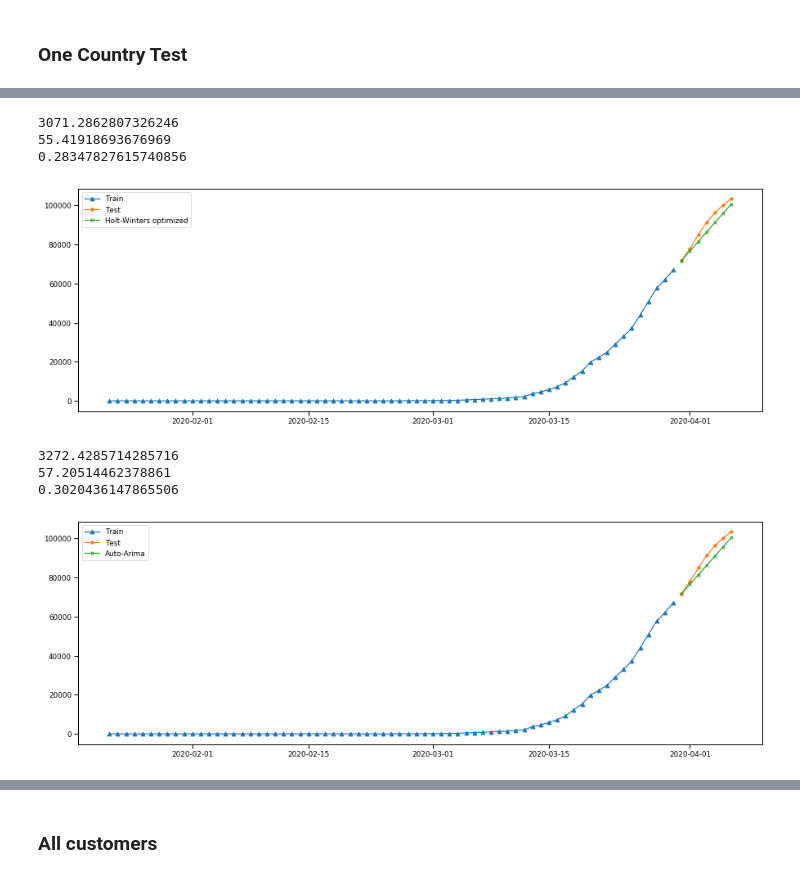
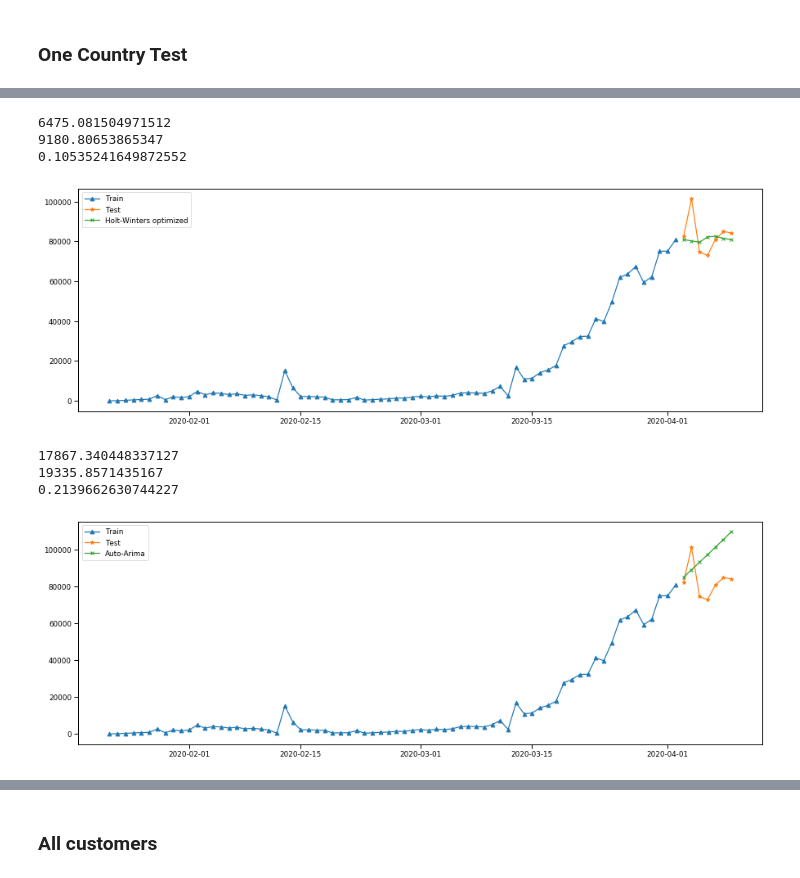
Before and after one commit to arnimpdm/Covid-19-prediction, a Jupyter notebook: Covid19_pred.ipynb, the cells around one changed output, grey strips where cells are left out. Saved outputs shown, nothing was run; the diff lists cells and outputs as text; code cells hidden in the pictures.

```diff
--- a/Covid19_pred.ipynb
+++ b/Covid19_pred.ipynb
@@ -215,8 +219,10 @@ df.loc[df['Country'] == "Holy See", 'Continent'] = "AS"
 df.loc[df['Country'] == "Namibia", 'Continent'] = "AF"
 df.loc[df['Country'] == "Timor-Leste", 'Continent'] = "AS"
 df.loc[df['Country'] == "Western Sahara", 'Continent'] = "AF"
+df.loc[df['Country'] == "Worldwide", 'Continent'] = "WL"
 
-df['Continent'] = df['Continent'].map({'MS Zaandam':'Ships','Diamond Princess':'Ships','AF':'Africa','AS':'Asia','EU':'Europe','NA':'North America','OC':'Oceania','SA':'South America'})
+
+df['Continent'] = df['Continent'].map({'WL':'Worldwide','MS Zaandam':'Ships','Diamond Princess':'Ships','AF':'Africa','AS':'Asia','EU':'Europe','NA':'North America','OC':'Oceania','SA':'South America'})
 # %%
 group_and_chart(Geography='Continent', Figure='Confirmed', Data=df)
 # %% [output]
@@ -383,7 +389,7 @@ df['Quarter'] = df['Date'].dt.quarter
 df['Month'] = df['Date'].dt.month
 df['Year'] = df['Date'].dt.year
 df['Confirmed_lag_1'] = df.groupby('Province_and_country')['Confirmed'].shift(1)
-df['Daily_increase_confirmed'] = (df['Confirmed']/df['Confirmed_lag_1'])-1
+df['Daily_increase_confirmed'] = df['Confirmed']-df['Confirmed_lag_1']
 df = df.replace([np.inf, -np.inf], np.nan)
 #df.loc[df['Daily_increase_confirmed'] == np.inf, 'Daily_increase_confirmed'] = df['Confirmed']
 #df.loc[df['Daily_increase_death'] == np.inf, 'Daily_increase_death'] = df['Deaths']
@@ -591,3 +597,12 @@ Colombia                   0.06
 <Figure size 1800x576 with 0 Axes>
 # %% [markdown]
 ## Prediction
+# %%
+df_ml_confirmed_test = df.copy()
+df_ml_confirmed_test['Confirmed_lag_1'] = df_ml_confirmed_test.groupby('Province_and_country')['Confirmed'].shift(1)
+df_ml_confirmed_test['Confirmed'] = df_ml_confirmed_test['Confirmed']-df_ml_confirmed_test['Confirmed_lag_1']
+df_ml_confirmed_test['Confirmed_lag_7'] = df_ml_confirmed_test.groupby('Province_and_country')['Confirmed'].shift(7)
+df_ml_confirmed_test['Days_since_outbreak_country'] = df_ml_confirmed_test.loc[(df_ml_confirmed_test.Confirmed.notnull())].groupby(['Province_and_country','Lat','Long']).cumcount()+1
+df_ml_confirmed_test = df_ml_confirmed_test.replace(np.nan, 0)
+df_ml_confirmed_test = df_ml_confirmed_test[['Confirmed', 'Province_and_country', 'Days_since_outbreak_global', 'Date','Day','Weekday','Week_number','Quarter','Month','Year','Confirmed_lag_7','Days_since_outbreak_country']]
+df_ml_confirmed_test
@@ -867,10 +905,7 @@ Theil_u_statistic: 0.0
 None
 -*--*--*--*--*--*--*--*--*--*--*--*--*--*--*--*--*--*--*--*-
 # %%
-def SDMAE(y_true, y_pred):
-    return mean_absolute_error(y_true, y_pred) / np.std(y_true)
-
-List = df_ml_confirmed.loc[(df_ml_confirmed.Province_and_country == "Germany")]
+List = df_ml_confirmed_test.loc[(df_ml_confirmed_test.Province_and_country == "Worldwide")]
 
 List.index = List['Date']
 #List = List.reset_index(drop=True)
@@ -884,7 +919,7 @@ test = test.fillna(0)
 train = pd.DataFrame(train['Confirmed'])
 test = pd.DataFrame(test['Confirmed'])
 
-model = ExponentialSmoothing(train, trend='add', seasonal='add', seasonal_periods=6, damped=False) #Tuned_model
+model = ExponentialSmoothing(train, trend=None, seasonal='add', seasonal_periods=6, damped=False) #Tuned_model
 
 hw_model = model.fit(optimized=True, use_boxcox=False, remove_bias=True) #base_model
 
@@ -898,54 +933,51 @@ plt.plot(test.index, pred, label='Holt-Winters optimized', marker = "x")
 plt.legend(loc='best')
 
 print(mean_absolute_error(y_pred=pred, y_true=test))
-print(np.sqrt(mean_absolute_error(y_pred=pred, y_true=test)))
-print(SDMAE(y_pred=pred.Confirmed, y_true=test.Confirmed))
+print(np.sqrt(mean_squared_error(y_pred=pred, y_true=test)))
+print(np.sqrt(mean_squared_log_error(y_pred=pred, y_true=test)))
 
-#['add', False, 'add', 6, False, True]
+#[None, True, 'add', 6, False, True]
 # t1,d1,s1,p1,b1,r1
 # %% [output]
-3071.2862807326246
-55.41918693676969
-0.28347827615740856
+6475.081504971512
+9180.80653865347
+0.10535241649872552
-[figure, old version]
+[figure, new version]
 # %%
-def SDMAE(y_true, y_pred):
-    return mean_absolute_error(y_true, y_pred) / np.std(y_true)
-
-List = df_ml_confirmed.loc[(df_ml_confirmed.Province_and_country == "Germany")]
+List = df_ml_confirmed_test.loc[(df_ml_confirmed_test.Province_and_country == "Worldwide")]
 
 List.index = List['Date']
 #List = List.reset_index(drop=True)
 
 train = List.loc[List.Date <= split_date]
 test = List.loc[List.Date > split_date]
 
 train = train.fillna(0)
 test = test.fillna(0)
 
 train = pd.DataFrame(train['Confirmed'])
 test = pd.DataFrame(test['Confirmed'])
 
 stepwise_fit = auto_arima(train, error_action='ignore', trace=False,
-                      suppress_warnings=True, maxiter=100,
-                      seasonal=True, stepwise=True)  # set to stepwise
+                      suppress_warnings=True, maxiter=1000,
+                      seasonal=False, stepwise=True)  # set to stepwise
 
 stepwise_fit.summary()
 
 pred = pd.DataFrame(stepwise_fit.predict(n_periods=7), index= test.index)
 
 pred.columns = ['Confirmed']
 
 plt.plot(train.index, train, label='Train',marker ='^')
 plt.plot(test.index, test, label='Test', marker = "*")
 plt.plot(test.index, pred, label='Auto-Arima', marker = "x")
 plt.legend(loc='best')
 
 print(mean_absolute_error(y_pred=pred, y_true=test))
-print(np.sqrt(mean_absolute_error(y_pred=pred, y_true=test)))
-print(SDMAE(y_pred=pred.Confirmed, y_true=test.Confirmed))
+print(np.sqrt(mean_squared_error(y_pred=pred, y_true=test)))
+print(np.sqrt(mean_squared_log_error(y_pred=pred, y_true=test)))
 # %% [output]
-3272.4285714285716
-57.20514462378861
-0.3020436147865506
+17867.340448337127
+19335.8571435167
+0.2139662630744227
-[figure, old version]
+[figure, new version]
```
Also changed, not shown: parts of 36 cells of this notebook, 2 other files.
